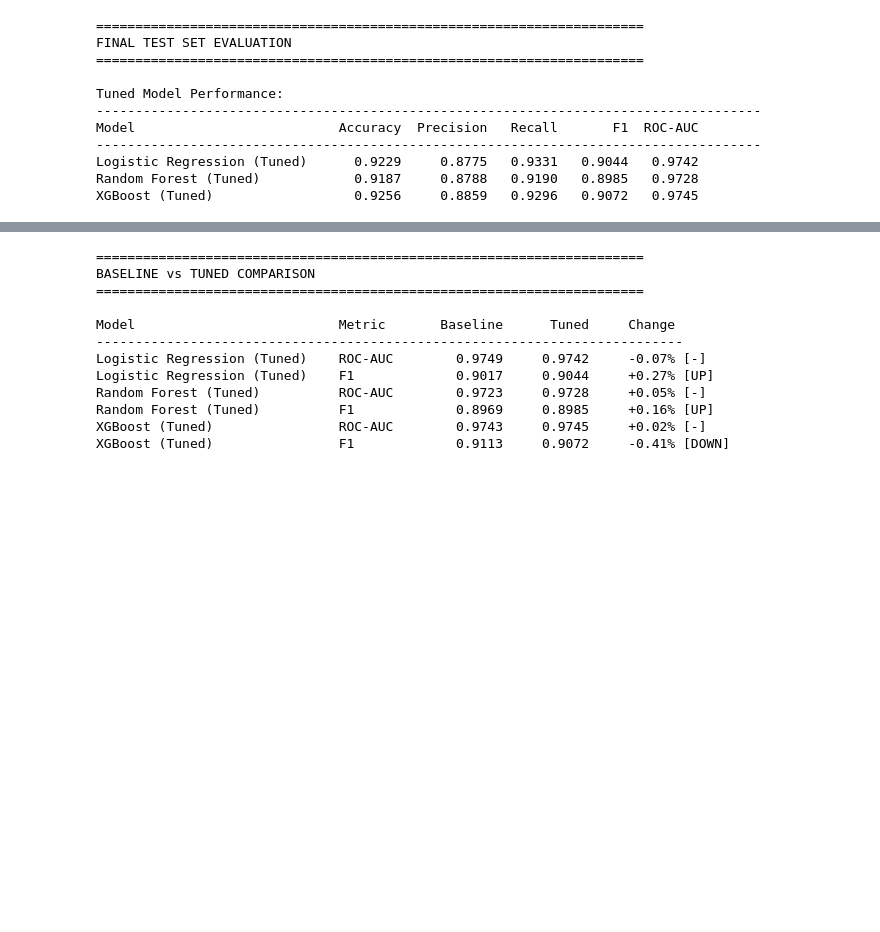
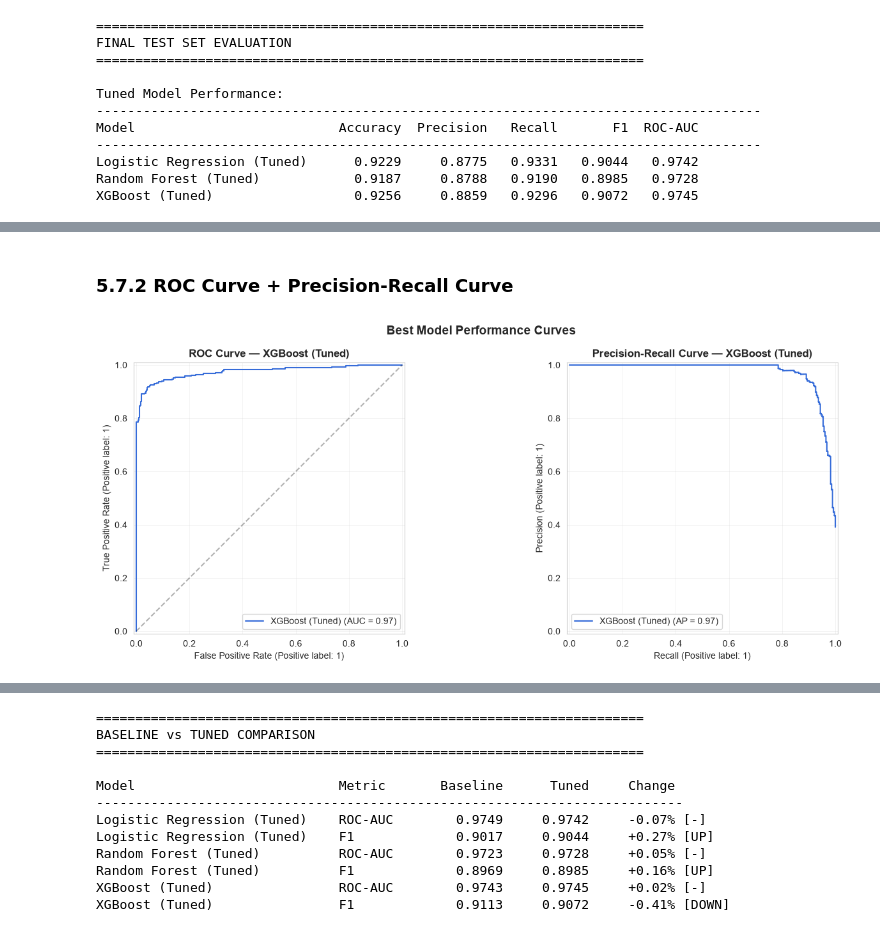
Before and after one commit to adrienKoumgangT/student-dropout-classifier, a Jupyter notebook: notebooks/05_hyperparameter_tuning.ipynb, the cells around one changed output, grey strips where cells are left out. Cells and saved outputs as stored; diff of their text form; code cells hidden in the pictures; blank space fills up the shorter version.

```diff
--- a/notebooks/05_hyperparameter_tuning.ipynb
+++ b/notebooks/05_hyperparameter_tuning.ipynb
@@ -637,0 +895,30 @@ XGBoost (Tuned)                  0.9256     0.8859   0.9296   0.9072   0.9745
+# %% [markdown]
+### 5.7.2 ROC Curve + Precision-Recall Curve
+# %%
+fig, axes = plt.subplots(1, 2, figsize=(14.0, 5.5))
+
+# ROC Curve
+ax = axes[0]
+RocCurveDisplay.from_predictions(
+    y_test, tuned_probas['XGBoost (Tuned)'],
+    name='XGBoost (Tuned)', ax=ax, # color='#2ecc71', linewidth=2.5
+)
+ax.plot([0, 1], [0, 1], 'k--', alpha=0.3)
+ax.set_title('ROC Curve — XGBoost (Tuned)', fontweight='bold')
+ax.grid(alpha=0.3)
+
+# Precision-Recall Curve
+ax = axes[1]
+PrecisionRecallDisplay.from_predictions(
+    y_test, tuned_probas['XGBoost (Tuned)'],
+    name='XGBoost (Tuned)', ax=ax, # color='#2ecc71', linewidth=2.5
+)
+ax.set_title('Precision-Recall Curve — XGBoost (Tuned)', fontweight='bold')
+ax.grid(alpha=0.3)
+
+plt.suptitle('Best Model Performance Curves', fontsize=14, fontweight='bold')
+plt.tight_layout()
+plt.savefig('../reports/figures/best_model_curves.png', dpi=150)
+plt.show()
+# %% [output]
+[figure, added]
```
Also changed, not shown: parts of 31 cells of this notebook, 17 other files.
